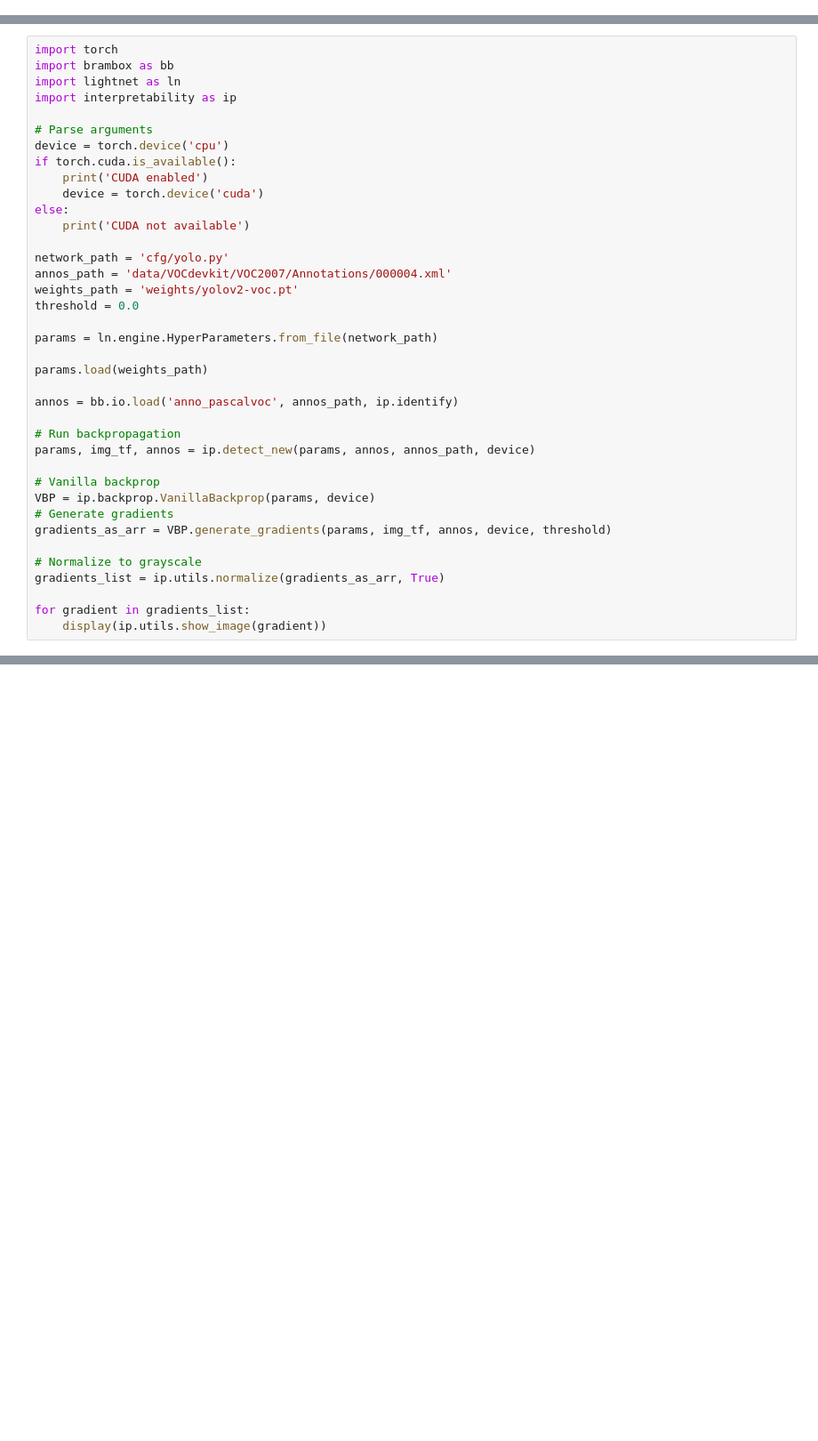
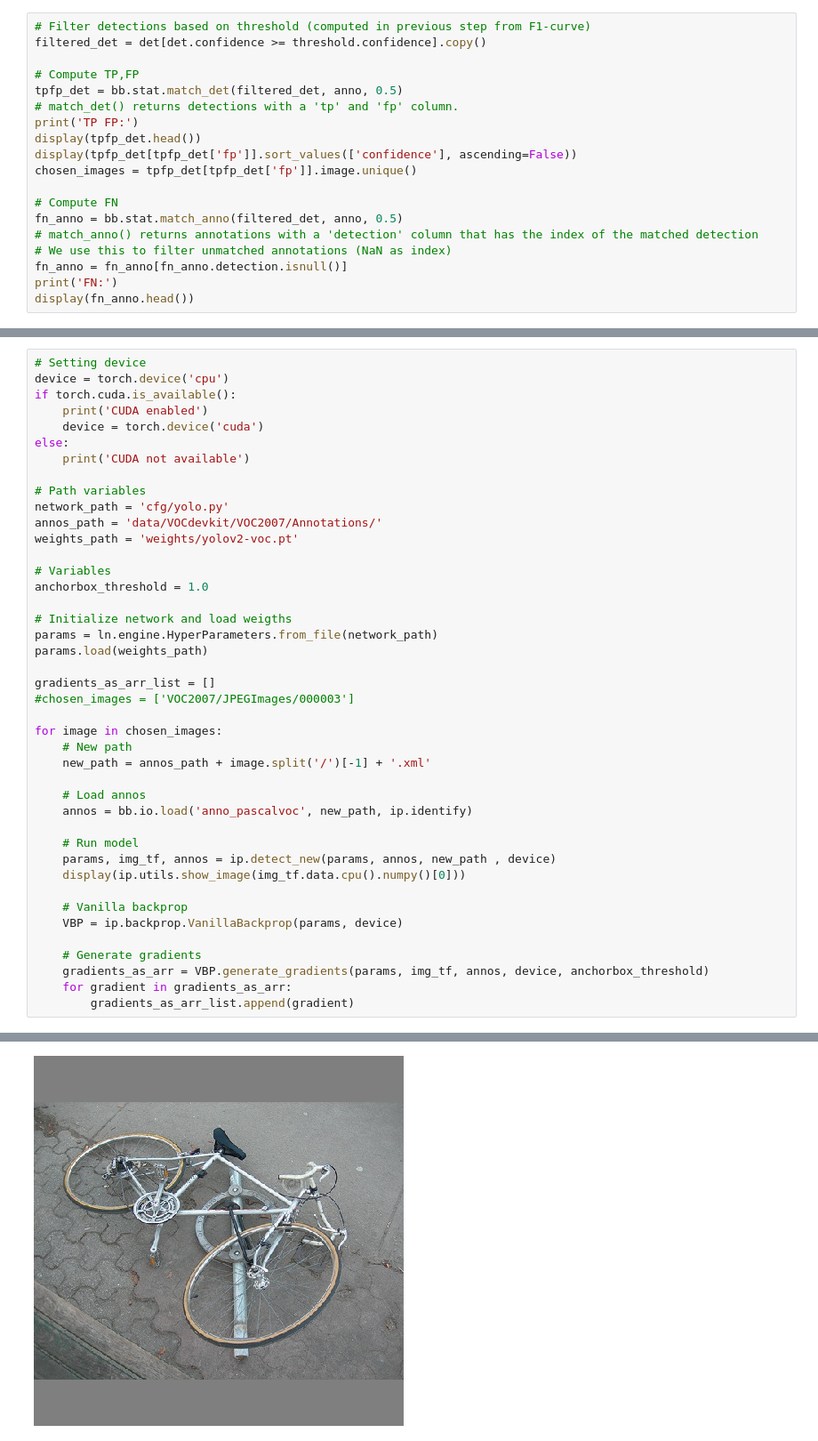
Before and after one commit to AntonPeeters/Interpretable-Object-Detection, a Jupyter notebook: object interpretation.ipynb, the cells around one changed output, grey strips where cells are left out. Shown at 89% size. Saved outputs shown, nothing was run; the diff lists cells and outputs as text; blank space fills up the shorter version.

```diff
--- a/object interpretation.ipynb
+++ b/object interpretation.ipynb
@@ -0,0 +49,19 @@
+# %%
+# Filter detections based on threshold (computed in previous step from F1-curve)
+filtered_det = det[det.confidence >= threshold.confidence].copy()
+
+# Compute TP,FP
+tpfp_det = bb.stat.match_det(filtered_det, anno, 0.5)
+# match_det() returns detections with a 'tp' and 'fp' column.
+print('TP FP:')
+display(tpfp_det.head())
+display(tpfp_det[tpfp_det['fp']].sort_values(['confidence'], ascending=False))
+chosen_images = tpfp_det[tpfp_det['fp']].image.unique()
+
+# Compute FN
+fn_anno = bb.stat.match_anno(filtered_det, anno, 0.5)
+# match_anno() returns annotations with a 'detection' column that has the index of the matched detection
+# We use this to filter unmatched annotations (NaN as index)
+fn_anno = fn_anno[fn_anno.detection.isnull()]
+print('FN:')
+display(fn_anno.head())
@@ -1,10 +86,5 @@
 # %%
-import torch
-import brambox as bb
-import lightnet as ln
-import interpretability as ip
-
-# Parse arguments
+# Setting device
 device = torch.device('cpu')
 if torch.cuda.is_available():
     print('CUDA enabled')
@@ -12,28 +92,37 @@ if torch.cuda.is_available():
 else:
     print('CUDA not available')
 
+# Path variables
 network_path = 'cfg/yolo.py'
-annos_path = 'data/VOCdevkit/VOC2007/Annotations/000004.xml'
+annos_path = 'data/VOCdevkit/VOC2007/Annotations/'
 weights_path = 'weights/yolov2-voc.pt'
-threshold = 0.0
 
+# Variables
+anchorbox_threshold = 1.0
+
+# Initialize network and load weigths
 params = ln.engine.HyperParameters.from_file(network_path)
-
 params.load(weights_path)
 
-annos = bb.io.load('anno_pascalvoc', annos_path, ip.identify)
+gradients_as_arr_list = []
+#chosen_images = ['VOC2007/JPEGImages/000003']
 
-# Run backpropagation
-params, img_tf, annos = ip.detect_new(params, annos, annos_path, device)
+for image in chosen_images:
+    # New path
+    new_path = annos_path + image.split('/')[-1] + '.xml'
 
-# Vanilla backprop
-VBP = ip.backprop.VanillaBackprop(params, device)
-# Generate gradients
-gradients_as_arr = VBP.generate_gradients(params, img_tf, annos, device, threshold)
+    # Load annos
+    annos = bb.io.load('anno_pascalvoc', new_path, ip.identify)
 
-# Normalize to grayscale
-gradients_list = ip.utils.normalize(gradients_as_arr, True)
+    # Run model
+    params, img_tf, annos = ip.detect_new(params, annos, new_path , device)
+    display(ip.utils.show_image(img_tf.data.cpu().numpy()[0]))
 
-for gradient in gradients_list:
-    display(ip.utils.show_image(gradient))
+    # Vanilla backprop
+    VBP = ip.backprop.VanillaBackprop(params, device)
+
+    # Generate gradients
+    gradients_as_arr = VBP.generate_gradients(params, img_tf, annos, device, anchorbox_threshold)
+    for gradient in gradients_as_arr:
+        gradients_as_arr_list.append(gradient)
 # %% [output]
@@ -41,0 +131 @@ CUDA enabled
+[figure, new version]
```
Also changed, not shown: parts of 6 cells of this notebook, 8 other files.
